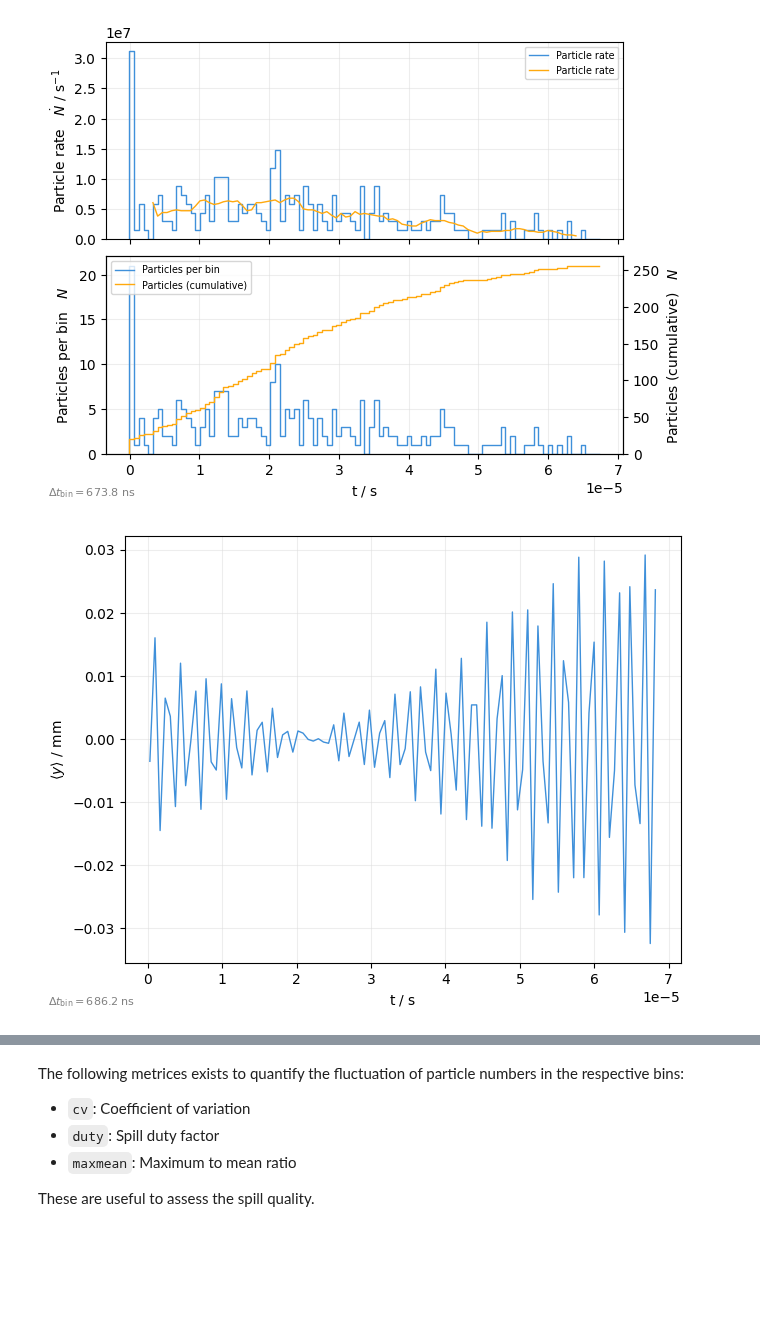
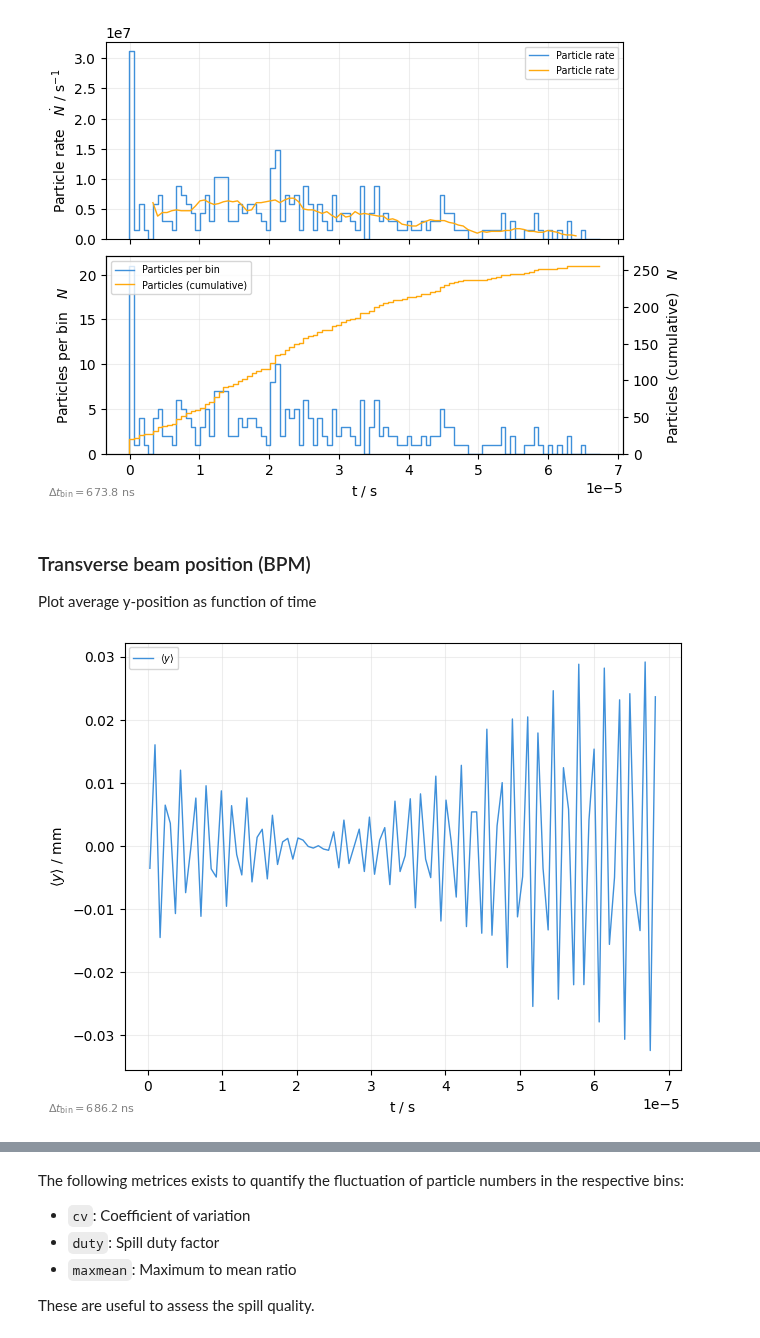
Before and after one commit to xsuite/xplt, a Jupyter notebook: examples/timestructure.ipynb, the cells around one changed output, grey strips where cells are left out. Saved outputs shown, nothing was run; the diff lists cells and outputs as text; code cells hidden in the pictures; blank space fills up the shorter version.

```diff
--- a/examples/timestructure.ipynb
+++ b/examples/timestructure.ipynb
@@ -112,8 +118,15 @@ plot = xplt.TimeBinPlot(
 )
 # %% [output]
 [figure]
+# %% [markdown]
+### Transverse beam position (BPM)
+Plot average y-position as function of time
 # %%
-# Beam position monitor: plot average y as function of time
-plot = xplt.TimeBinPlot(line.record_last_track, "y", twiss=tw)
+plot = xplt.TimeBinPlot(
+    line.record_last_track,
+    "y",  # y-position
+    # moment=1,  # the average (this is the default anyways)
+    twiss=tw,
+)
 # %% [output]
-[figure, old version]
+[figure, new version]
```
Also changed, not shown: parts of 20 cells of this notebook, 1 other file.
